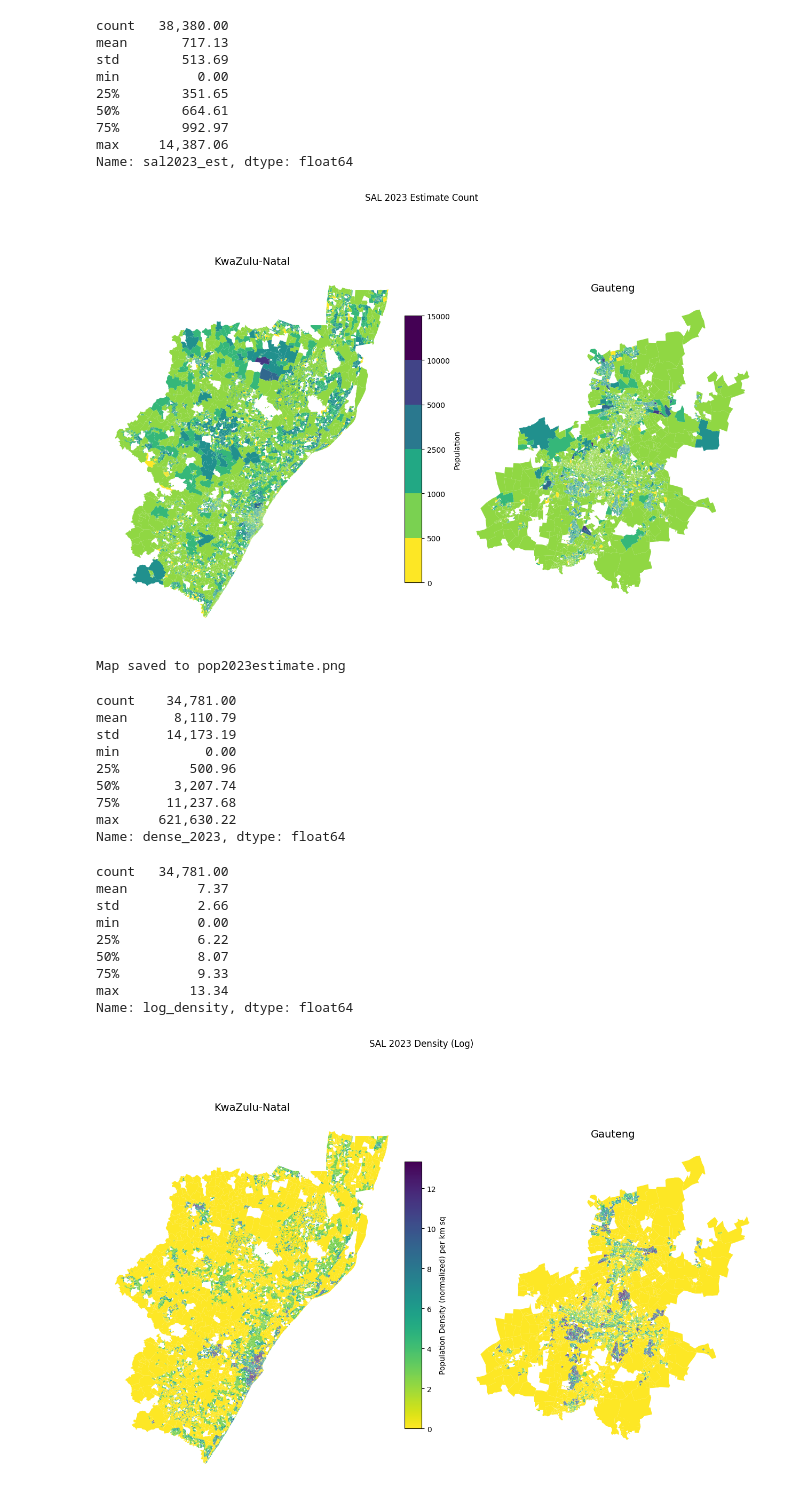
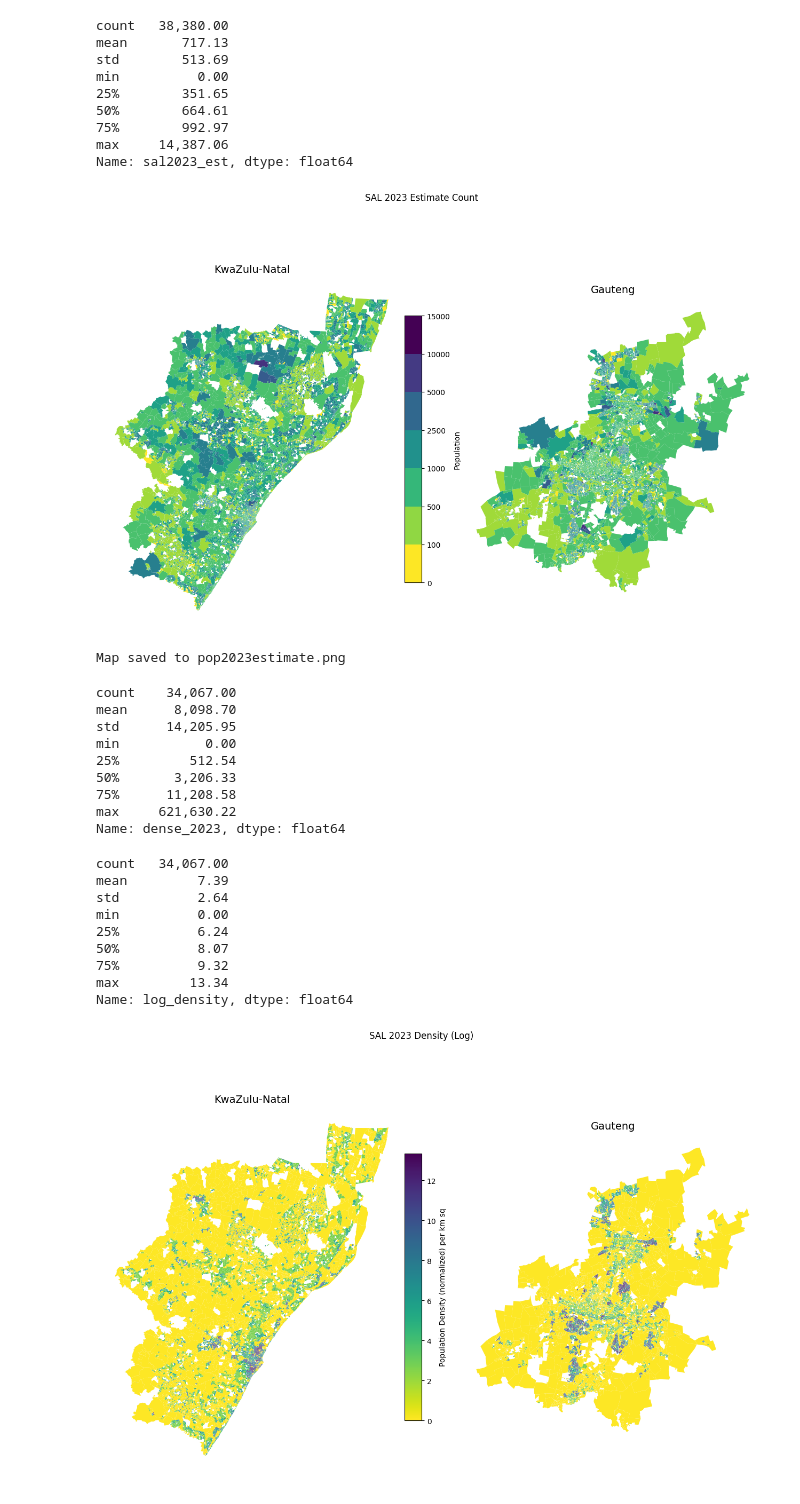
Before and after one commit to tess-vu/south-africa-healthcare, a Jupyter notebook: newpred.ipynb, the cells around one changed output. Cells and saved outputs as stored; diff of their text form; code cells hidden in the pictures.

```diff
--- a/newpred.ipynb
+++ b/newpred.ipynb
@@ -51,6 +51,7 @@ sal_with_ward = sal_with_ward.merge(
 # %%
 sal_wards= sal_with_ward[['WardID', 'EA_CODE', 'sal2011_po', "Total", 'EA_GTYPE', 'EA_TYPE', 'F4_class', 'num_houses',
                          'Black_Afri', 'White', 'Coloured', 'Indian_or', 'Other',    ]]
+sal_wards = sal_wards.drop_duplicates(subset="EA_CODE")
 # %%
 sal_wards=sal_wards.rename(columns={'sal2011_po': 'sal2011_pop',
                             'Total':'ward2023_pop',
@@ -326,7 +327,7 @@ fig, axes = plt.subplots(1, 2, figsize=(16,10))
 provinces = sal_map['PR_NAME'].unique()
 
 # consistent bins
-bin_edges = [0, 500,1000, 2500, 5000, 10000, 15000]
+bin_edges = [0,100, 500,1000, 2500, 5000, 10000, 15000]
 
 cmap = mpl.cm.viridis_r
 
@@ -338,47 +339,47 @@ for i, prov in enumerate(provinces):
     subset.plot(
         column='sal2023_est',
         cmap=cmap,
         scheme='UserDefined',
         classification_kwds={'bins': bin_edges},
         legend=False,
         ax=axes[i]
     )
 
     axes[i].set_title(prov, fontsize=14)
     axes[i].axis('off')
 
 # ---- shared colorbar (fixed mapping) ----
 norm = mpl.colors.BoundaryNorm(bin_edges, ncolors=cmap.N)
 sm = mpl.cm.ScalarMappable(cmap=cmap, norm=norm)
 sm.set_array([])
 
 cbar_ax = fig.add_axes([0.48, 0.25, 0.02, 0.5])
 cbar = fig.colorbar(sm, cax=cbar_ax)
 cbar.set_label("Population")
 
 plt.suptitle("SAL 2023 Estimate Count")
 
 output_file = "pop2023estimate.png"
 plt.savefig(output_file, dpi=300, bbox_inches='tight')
 
 plt.show()
 
 print(f"Map saved to {output_file}")
 # %% [output]
-[figure, old version]
+[figure, new version]
 Map saved to pop2023estimate.png
 # %%
 sal_map['dense_2023']= sal_map['sal2023_est']/sal_map['area_km2']
 # %%
 sal_map['dense_2023'].describe()
 # %% [output]
-count    34,781.00
-mean      8,110.79
-std      14,173.19
+count    34,067.00
+mean      8,098.70
+std      14,205.95
 min           0.00
-25%         500.96
-50%       3,207.74
-75%      11,237.68
+25%         512.54
+50%       3,206.33
+75%      11,208.58
 max     621,630.22
 Name: dense_2023, dtype: float64
 # %%
@@ -386,13 +387,13 @@ sal_map['log_density'] = np.log1p(sal_map['dense_2023'])
 # %%
 sal_map['log_density'].describe()
 # %% [output]
-count   34,781.00
-mean         7.37
-std          2.66
+count   34,067.00
+mean         7.39
+std          2.64
 min          0.00
-25%          6.22
+25%          6.24
 50%          8.07
-75%          9.33
+75%          9.32
 max         13.34
 Name: log_density, dtype: float64
 # %%
```
Also changed, not shown: parts of 2 cells of this notebook, 5 other files.
